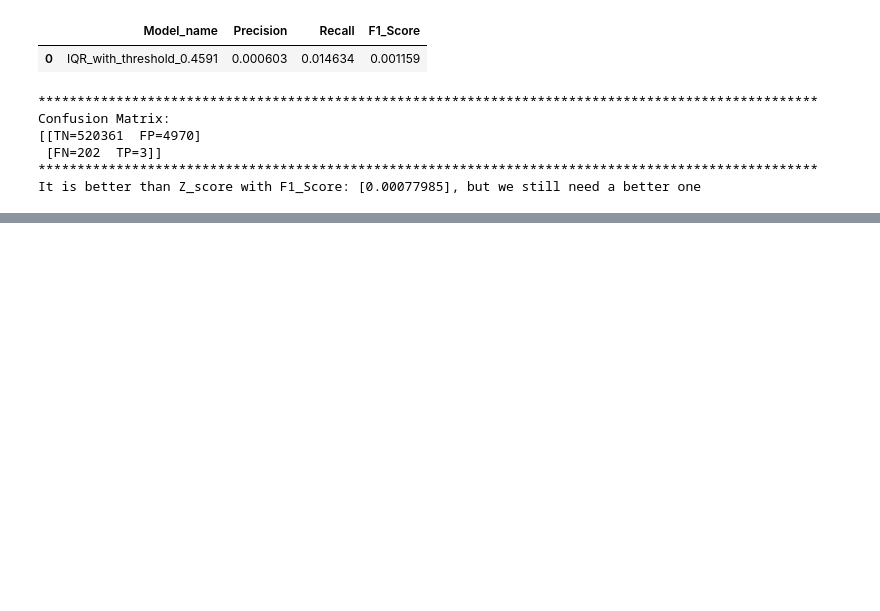
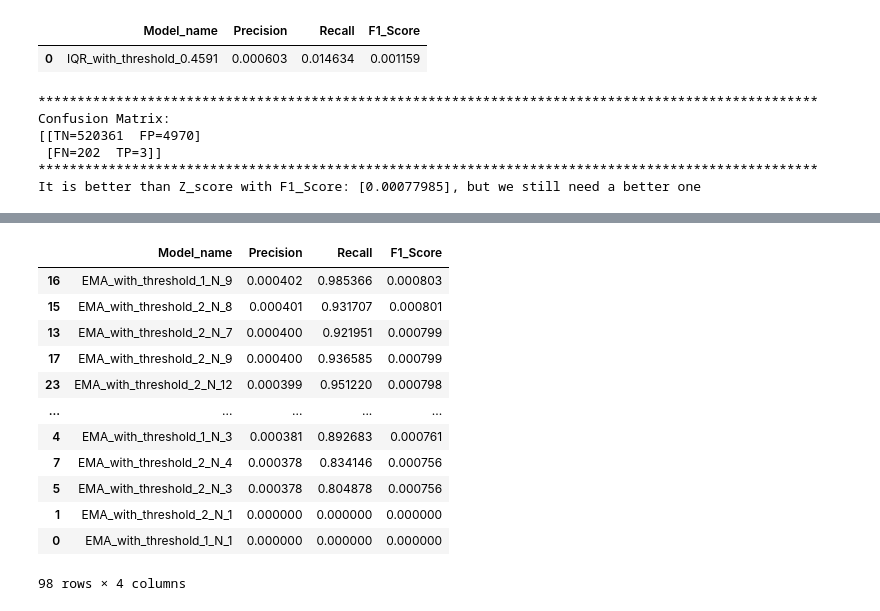
Before and after one commit to Mohammad-Amirifard/Traffic-Anomaly-Detection, a Jupyter notebook: Notebooks/Traffic_anomaly_detection.ipynb, the cells around one changed output, grey strips where cells are left out. Cells and saved outputs as stored; diff of their text form; code cells hidden in the pictures; blank space fills up the shorter version.

```diff
--- a/Notebooks/Traffic_anomaly_detection.ipynb
+++ b/Notebooks/Traffic_anomaly_detection.ipynb
@@ -124,6 +126,8 @@ dtype: int64
 # %%
 # Remove null
 df.dropna(inplace=True)
+df = df.reset_index()
+df.drop(['index'],axis=1,inplace=True)
 # %%
 df.isnull().sum()
 # %% [output]
@@ -435,0 +480,30 @@ It is better than Z_score with F1_Score: [0.00077985], but we still need a bette
+# %%
+# In this method, instead of just having threshold to find, we need to find the best N as Period
+def EMA_method(df,N,threshold):
+
+  if isinstance(N, int) and (isinstance(threshold, int) or isinstance(threshold, float)):
+    X = df['count']
+    All_EMA = X.ewm(span=N, adjust=False,ignore_na=True).mean()
+    result_obtained_from_EMA = [1 if abs(x_value-All_EMA[index])>=threshold  else 0 for index,x_value in enumerate(X)]
+    y_true = df['label'].values
+    y_pred = result_obtained_from_EMA
+    # Let's see its performance
+    performance_table, confusion_matrix = perfomrance(model_name=f'EMA_with_threshold_{threshold}_N_{N}',y_pred=y_pred, y_true=y_true)
+    return y_true,y_pred,performance_table, confusion_matrix
+
+  else:
+    for N in tqdm(range(1,50), 'Please wait.'):
+      for threshold in range(1,3):
+        X = df['count']
+        All_EMA = X.ewm(span=N, adjust=False,ignore_na=True).mean()
+        result_obtained_from_EMA = [1 if abs(x_value-All_EMA[index])>=threshold  else 0 for index,x_value in enumerate(X)]
+        y_true = df['label'].values
+        y_pred = result_obtained_from_EMA
+        # Let's see its performance
+        performance_table, confusion_matrix = perfomrance(model_name=f'EMA_with_threshold_{threshold}_N_{N}',y_pred=y_pred, y_true=y_true)
+
+
+
+    #sort performance
+    performance_table = performance_table.sort_values(by='F1_Score',ascending=False)
+    return y_true,y_pred,performance_table, confusion_matrix
@@ -435,0 +528,19 @@ It is better than Z_score with F1_Score: [0.00077985], but we still need a bette
+# %%
+# Call function with different thresholds and N
+performance_table = pd.DataFrame({'Model_name':[],'Precision':[],'Recall':[],'F1_Score':[]})
+y_true,y_pred,EMA_performance_table, confusion_matrix = EMA_method(df=df,N='loop',threshold='loop')
+display(EMA_performance_table)
+# %% [output]
+|  | Model_name | Precision | Recall | F1_Score |
+| 16 | EMA_with_threshold_1_N_9 | 0.000402 | 0.985366 | 0.000803 |
+| 15 | EMA_with_threshold_2_N_8 | 0.000401 | 0.931707 | 0.000801 |
+| 13 | EMA_with_threshold_2_N_7 | 0.000400 | 0.921951 | 0.000799 |
+| 17 | EMA_with_threshold_2_N_9 | 0.000400 | 0.936585 | 0.000799 |
+| 23 | EMA_with_threshold_2_N_12 | 0.000399 | 0.951220 | 0.000798 |
+| ... | ... | ... | ... | ... |
+| 4 | EMA_with_threshold_1_N_3 | 0.000381 | 0.892683 | 0.000761 |
+| 7 | EMA_with_threshold_2_N_4 | 0.000378 | 0.834146 | 0.000756 |
+| 5 | EMA_with_threshold_2_N_3 | 0.000378 | 0.804878 | 0.000756 |
+| 1 | EMA_with_threshold_2_N_1 | 0.000000 | 0.000000 | 0.000000 |
+| 0 | EMA_with_threshold_1_N_1 | 0.000000 | 0.000000 | 0.000000 |
+98 rows × 4 columns
```
Also changed, not shown: parts of 4 cells of this notebook.
